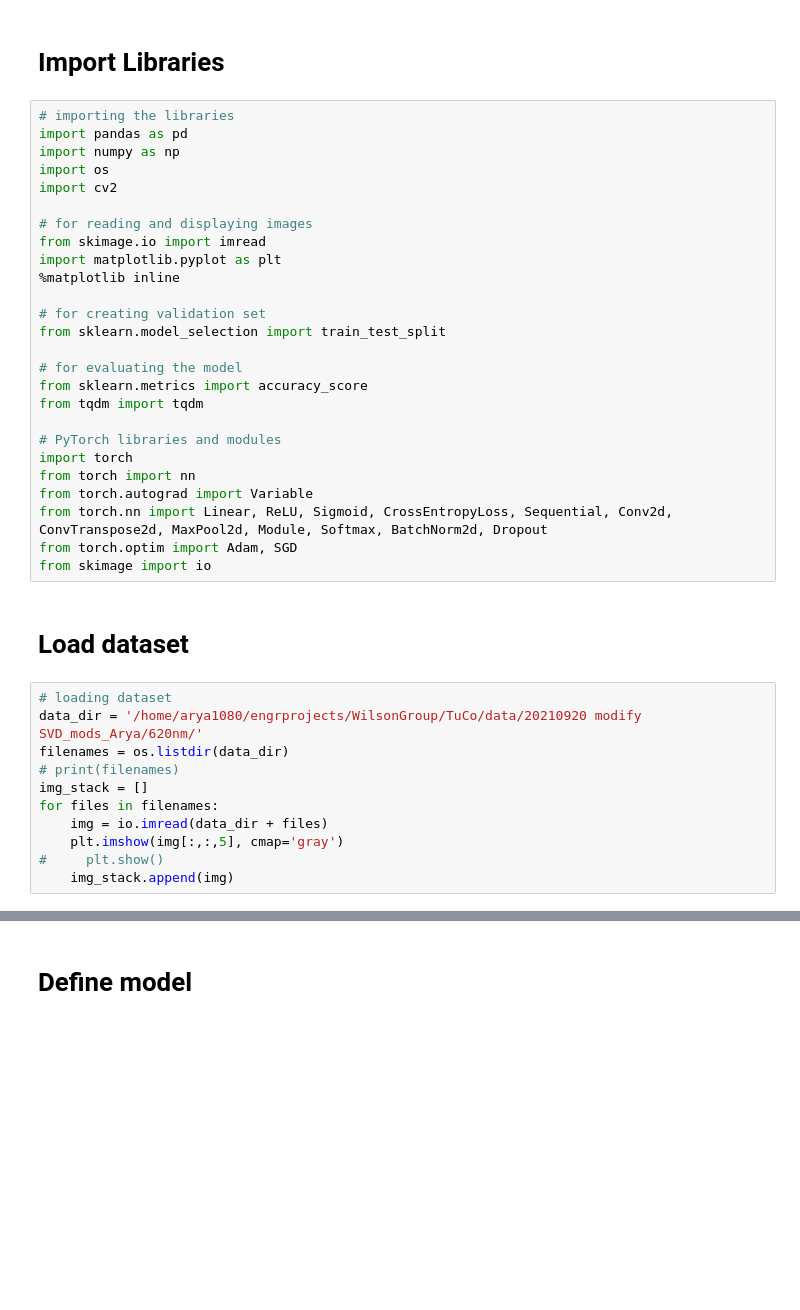
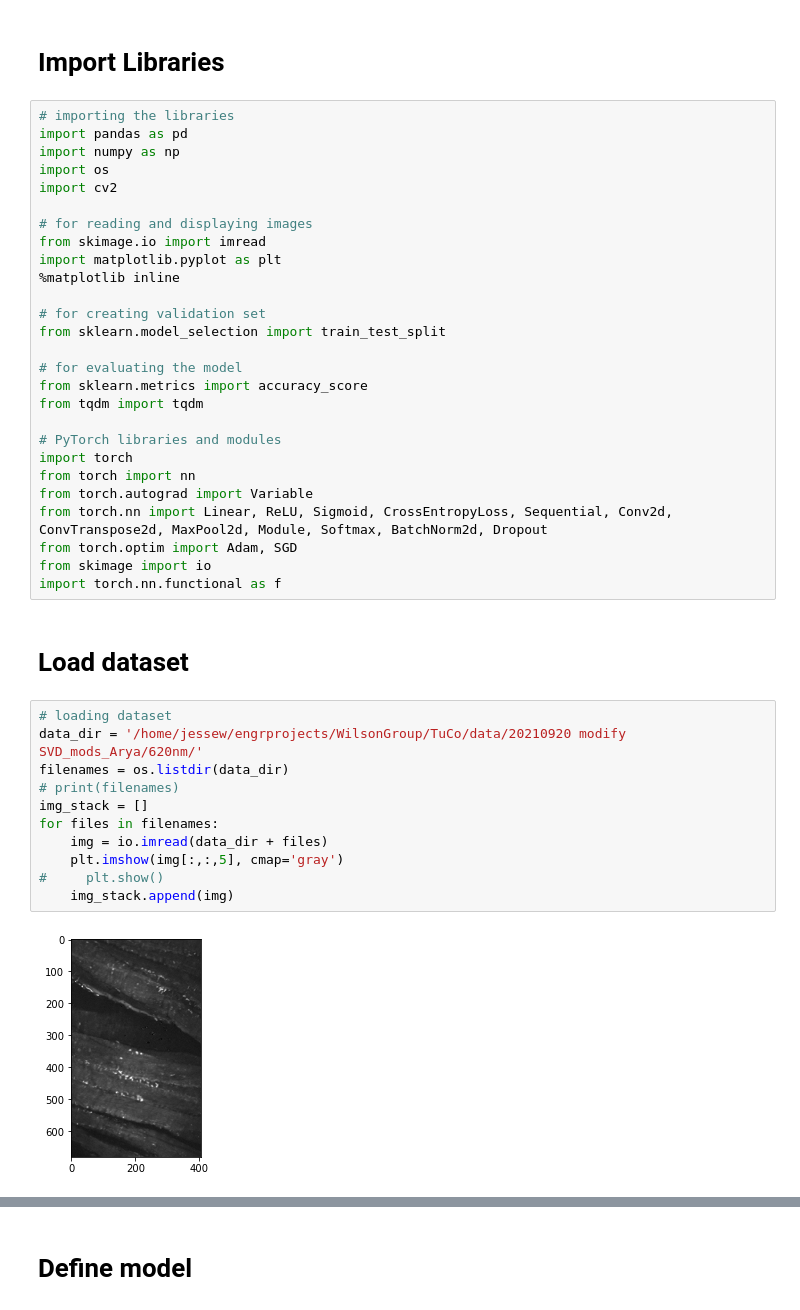
Before and after one commit to arya1080/spectral_autoencoder, a Jupyter notebook: initial_spectral_autoencoder.ipynb, the cells around one changed output, grey strips where cells are left out. Cells and saved outputs as stored; diff of their text form; blank space fills up the shorter version.

```diff
--- a/initial_spectral_autoencoder.ipynb
+++ b/initial_spectral_autoencoder.ipynb
@@ -26,19 +26,22 @@ from torch.autograd import Variable
 from torch.nn import Linear, ReLU, Sigmoid, CrossEntropyLoss, Sequential, Conv2d, ConvTranspose2d, MaxPool2d, Module, Softmax, BatchNorm2d, Dropout
 from torch.optim import Adam, SGD
 from skimage import io
+import torch.nn.functional as f
 # %% [markdown]
 # Load dataset
 # %%
 # loading dataset
-data_dir = '/home/arya1080/engrprojects/WilsonGroup/TuCo/data/20210920 modify SVD_mods_Arya/620nm/'
+data_dir = '/home/jessew/engrprojects/WilsonGroup/TuCo/data/20210920 modify SVD_mods_Arya/620nm/'
 filenames = os.listdir(data_dir)
 # print(filenames)
 img_stack = []
 for files in filenames:
     img = io.imread(data_dir + files)
     plt.imshow(img[:,:,5], cmap='gray')
 #     plt.show()
     img_stack.append(img)
+# %% [output]
+[figure, added]
 # %%
 # convert images to numpy arrays
 img_stack = np.asarray(img_stack)
```
Also changed, not shown: parts of 11 cells of this notebook.
